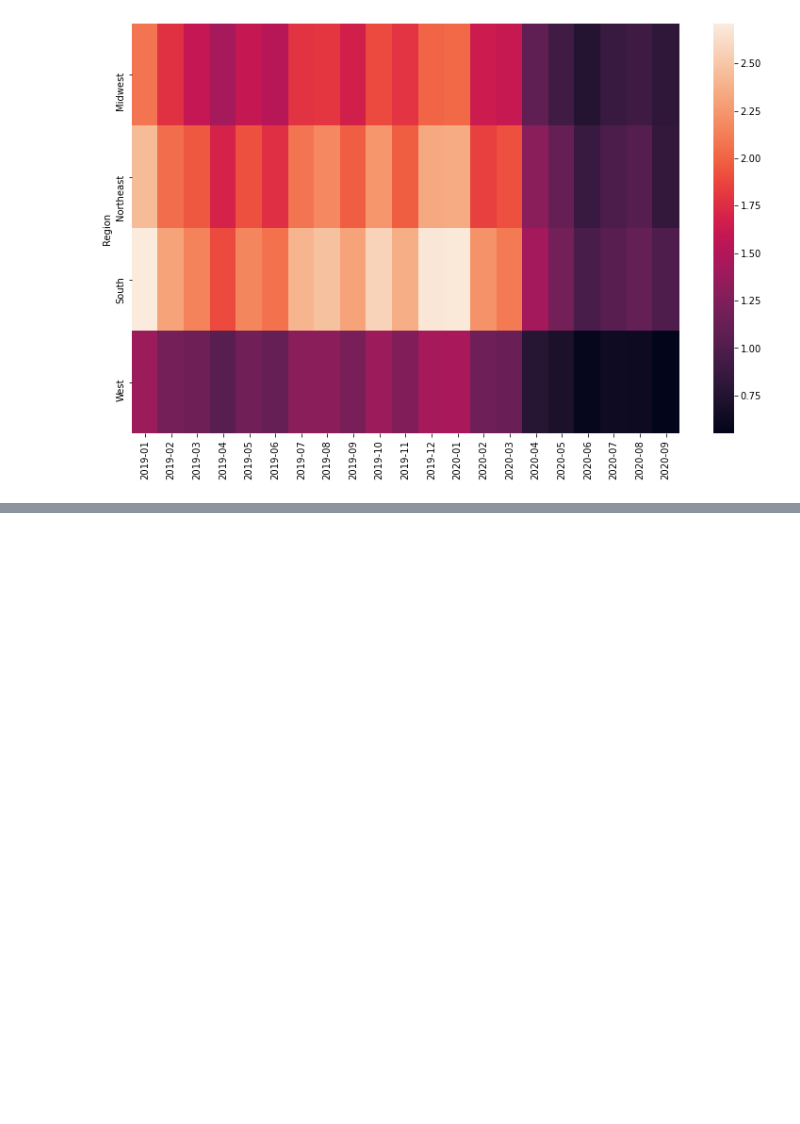
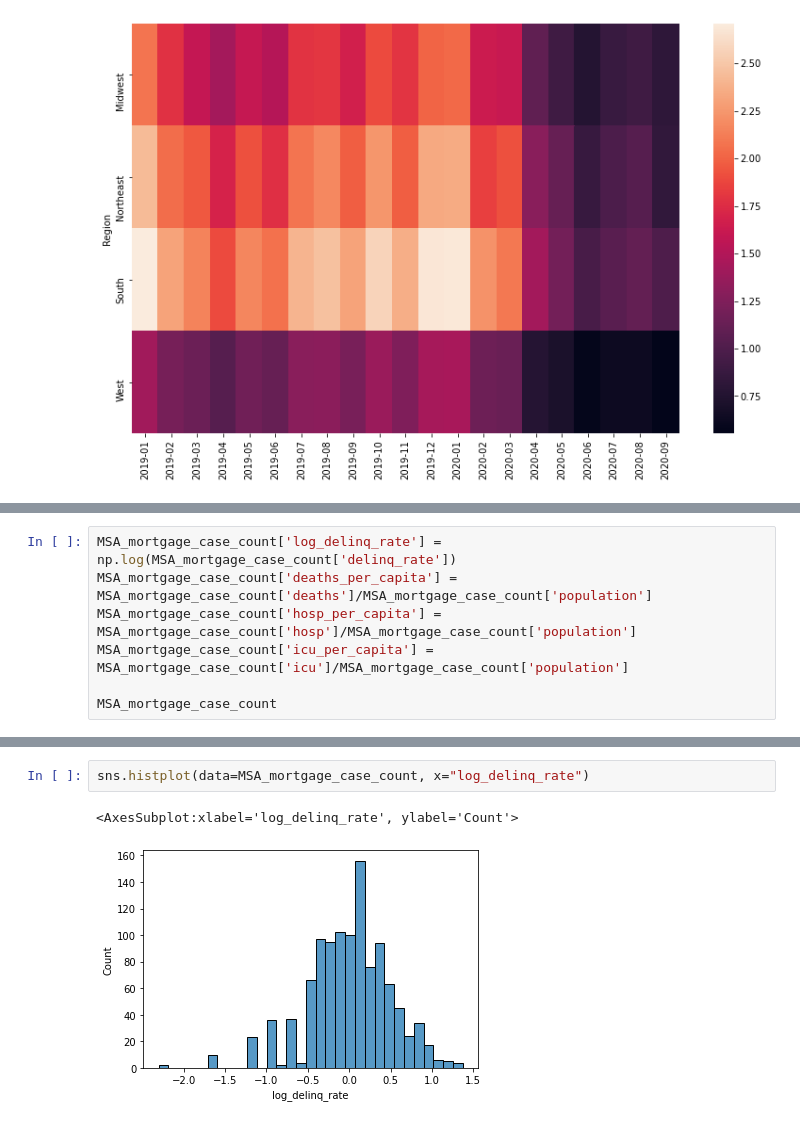
Before and after one commit to jamilao/housing-and-covid19, a Jupyter notebook: notebooks/MortgageDataProcessing.ipynb, the cells around one changed output, grey strips where cells are left out. Drawn from its saved outputs; the diff is of its cells as text; blank space fills up the shorter version.

```diff
--- a/notebooks/MortgageDataProcessing.ipynb
+++ b/notebooks/MortgageDataProcessing.ipynb
@@ -153,0 +244,7 @@ sns.heatmap(new_df_region.iloc[:,1:23])
+# %%
+MSA_mortgage_case_count['log_delinq_rate'] = np.log(MSA_mortgage_case_count['delinq_rate'])
+MSA_mortgage_case_count['deaths_per_capita'] = MSA_mortgage_case_count['deaths']/MSA_mortgage_case_count['population']
+MSA_mortgage_case_count['hosp_per_capita'] = MSA_mortgage_case_count['hosp']/MSA_mortgage_case_count['population']
+MSA_mortgage_case_count['icu_per_capita'] = MSA_mortgage_case_count['icu']/MSA_mortgage_case_count['population']
+
+MSA_mortgage_case_count
@@ -153,0 +266,5 @@ sns.heatmap(new_df_region.iloc[:,1:23])
+# %%
+sns.histplot(data=MSA_mortgage_case_count, x="log_delinq_rate")
+# %% [output]
+<AxesSubplot:xlabel='log_delinq_rate', ylabel='Count'>
+[figure, added]
```
Also changed, not shown: parts of 24 cells of this notebook.
